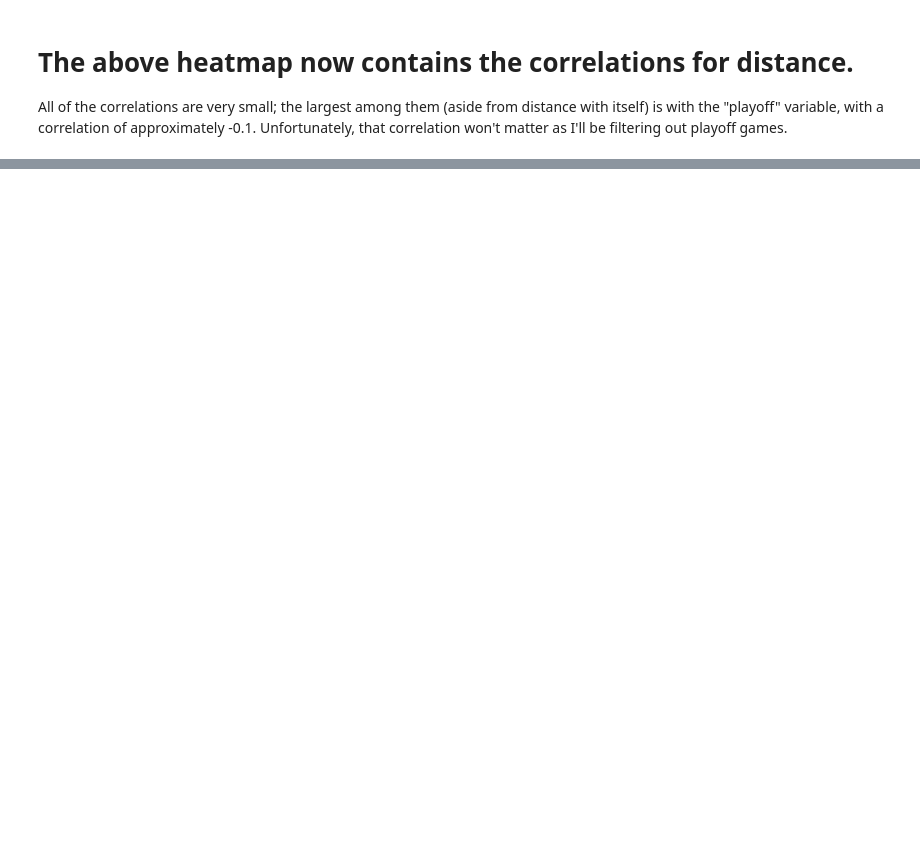
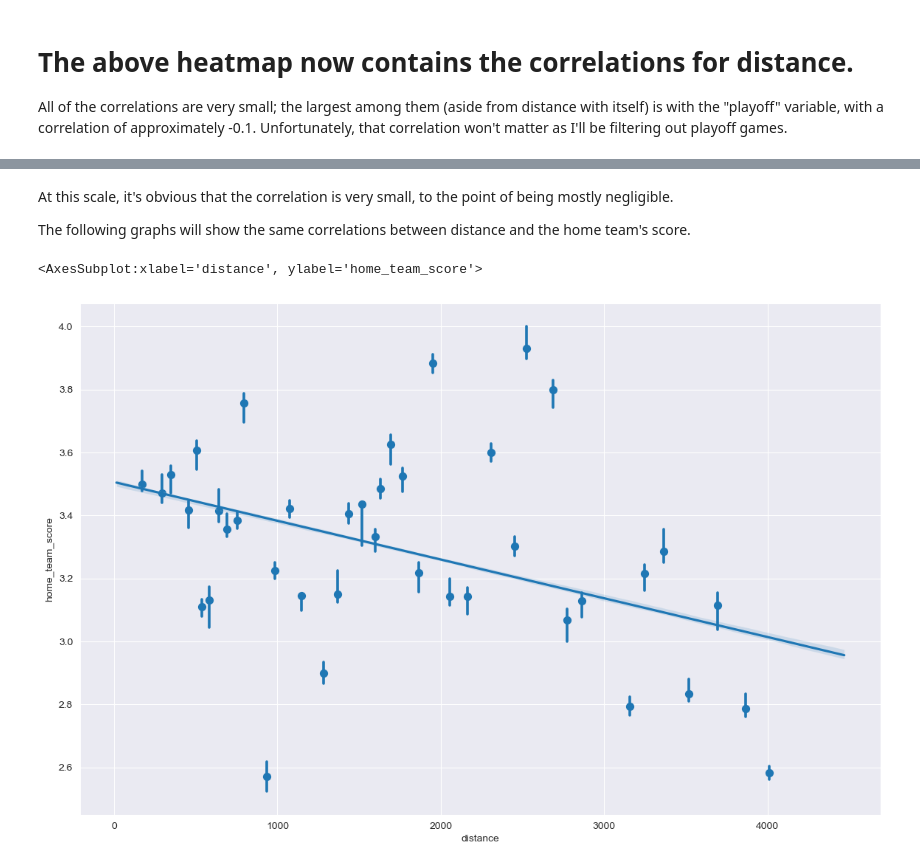
Before and after one commit to ubco-W2022T1-cosc301/project-group10, a Jupyter notebook: notebooks/analysis1.ipynb, the cells around one changed output, grey strips where cells are left out. Cells and saved outputs as stored; diff of their text form; code cells hidden in the pictures; blank space fills up the shorter version.

```diff
--- a/notebooks/analysis1.ipynb
+++ b/notebooks/analysis1.ipynb
@@ -167,0 +173,12 @@ The x-axis labels were extremely cluttered, so they've been removed.
+# %% [markdown]
+At this scale, it's obvious that the correlation is very small, to the point of being mostly negligible.
+
+The following graphs will show the same correlations between distance and the home team's score.
+# %%
+plt.figure(figsize=(14,9))
+sns.set_style('darkgrid')
+regression_plot = sns.regplot(x='distance',y='home_team_score',data=df, x_bins=40, ci=10)
+regression_plot
+# %% [output]
+<AxesSubplot:xlabel='distance', ylabel='home_team_score'>
+[figure, added]
```
Also changed, not shown: parts of 14 cells of this notebook.
